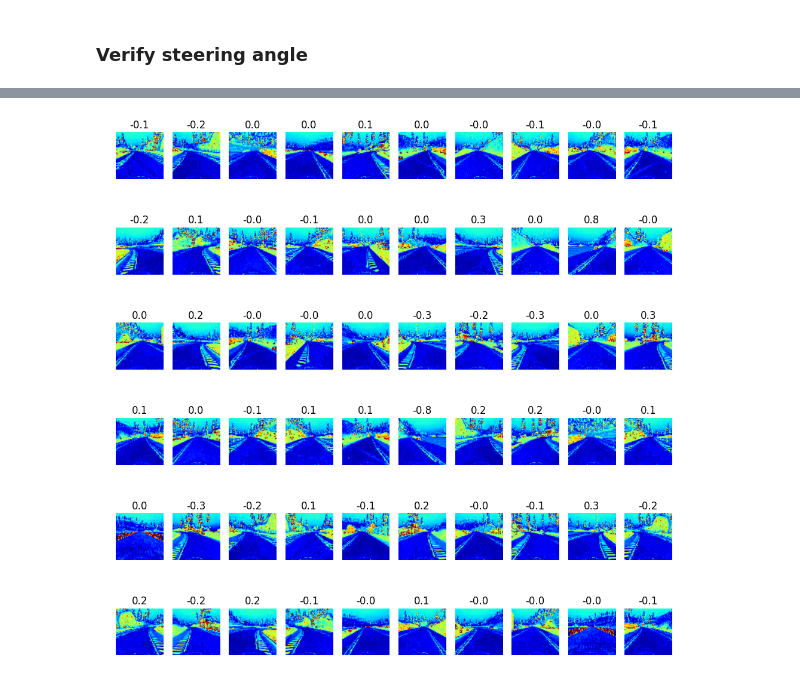
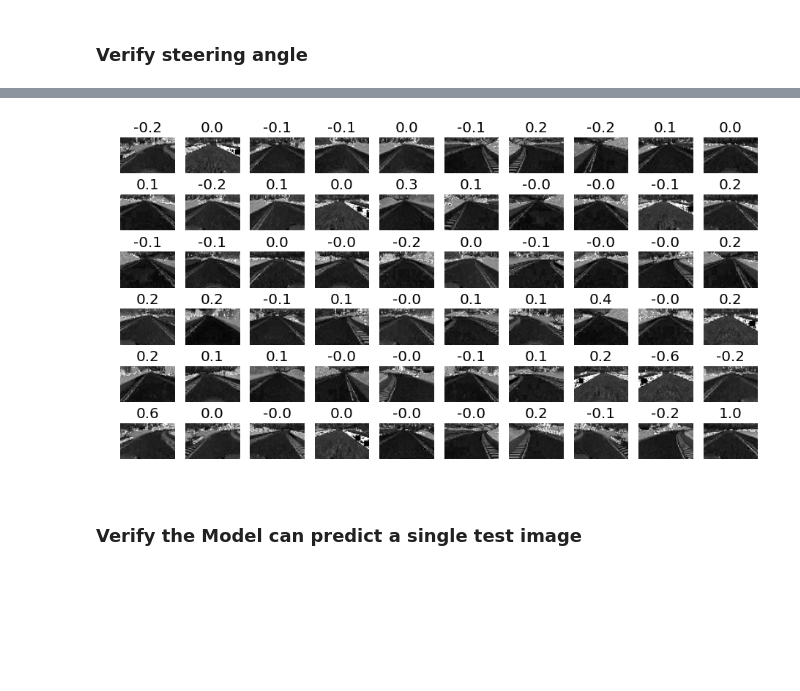
Before and after one commit to JLee21/Udacity-Self-Driving-Car-NanoDegree-Term-1, a Jupyter notebook: p3-behavioural-cloning/carnd-behavioral-cloning-p3/ai-model-notebook.ipynb, the cells around one changed output, grey strips where cells are left out. Drawn from its saved outputs; the diff is of its cells as text; code cells hidden in the pictures; blank space fills up the shorter version.

```diff
--- a/p3-behavioural-cloning/carnd-behavioral-cloning-p3/ai-model-notebook.ipynb
+++ b/p3-behavioural-cloning/carnd-behavioral-cloning-p3/ai-model-notebook.ipynb
@@ -5,6 +5,7 @@ import csv
 import cv2
 import numpy as np
 import matplotlib.pyplot as plt
+plt.style.use('fivethirtyeight')
 %matplotlib inline
 from tqdm import tqdm
 from sklearn.model_selection import train_test_split
@@ -145,13 +107,11 @@ def consolidate(path_to_folders, print_verbose=True):
 # %%
-image_path = r'D:\SDC\p3-Behavioural-Cloning\p3-behavorial-cloning\ricky'
+# image_path = r'D:\SDC\p3-Behavioural-Cloning\p3-behavorial-cloning\ricky'
+image_path = r'C:\Users\avion105\Documents\SDC\p3-behavioural-cloning\carnd-behavioral-cloning-p3\ricky\ricky'
+
 lines = []
 lines = consolidate(image_path, print_verbose=False)
-print('\nNumber of unprocessed images ==>\t', len(lines))
-assert len(lines) > 0, "You've got no lines"
+print('\nNumber of unprocessed images ==> ', len(lines))
+assert len(lines) > 0, "You got no lines, Lt. Data!"
 train_samples, validation_samples = train_test_split(lines, test_size=0.2)
-for i in range(len(lines)):
-    if lines[i][1] is not '':
-        print('{}\n{}\n{}'.format(lines[i][0], lines[i][1], lines[i][2]));
-    if i > 10: break
 # %% [output]
 Parsing                 ==> clockwise
@@ -369,0 +344,21 @@ y.shape (80,)
+# %%
+train_generator = generator(shuffle(train_samples), batch_size=32)
+validation_generator = generator(validation_samples, batch_size=32)
+
+X, y = next(train_generator)
+
+batches = []
+for i in tqdm(range(5)):
+    _, y = next(train_generator)
+    batches.append(y)
+
+rng = np.arange(-1,1,.1)
+plt.figure(figsize=(10,4))
+plt.title('Distribution of Steering Angles from {} Randomly-Chosen Batches'.format(len(batches)), y=1.05, fontsize=16)
+plt.xlabel('Normalized Steering Angle')
+plt.ylabel('Number of Samples')
+plt.hist(batches, bins=18)
+plt.legend(['Batch 1', 'Batch 2', 'Batch 3', 'Batch 4', 'Batch 5'])
+plt.xticks(rng)
+plt.savefig('write-up/batch-distribution.png', transparent=False)
+plt.show();
@@ -454,12 +470,15 @@ plt.show()
 # %%
-plt.figure(figsize=(12,12))
+X = np.squeeze(X)
+
+plt.figure(figsize=(10,5.5))
 for i in range(60):
     plt.subplot(6,10,i+1)
-    plt.imshow(X[i])
+    plt.imshow(X[i,17:60,:], cmap='gray')
     plt.title('{:2.1f}'.format(y[i]))
     plt.axis('off')
-#     plt.tight_layout()
 plt.show();
 # %% [output]
-[figure, old version]
+[figure, new version]
+# %% [markdown]
+### Verify the Model can predict a single test image
 # %%
```
Also changed, not shown: parts of 37 cells of this notebook.
